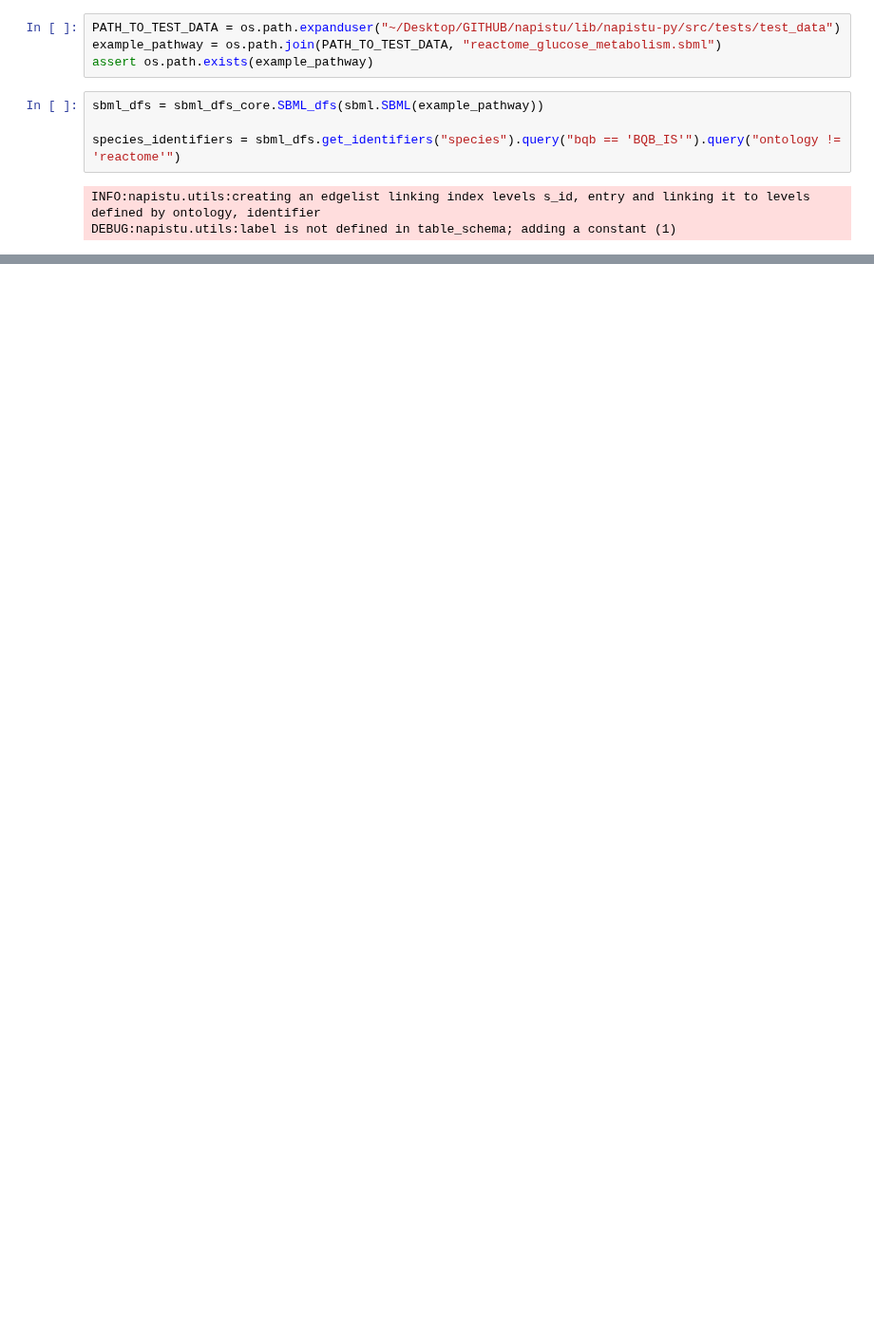
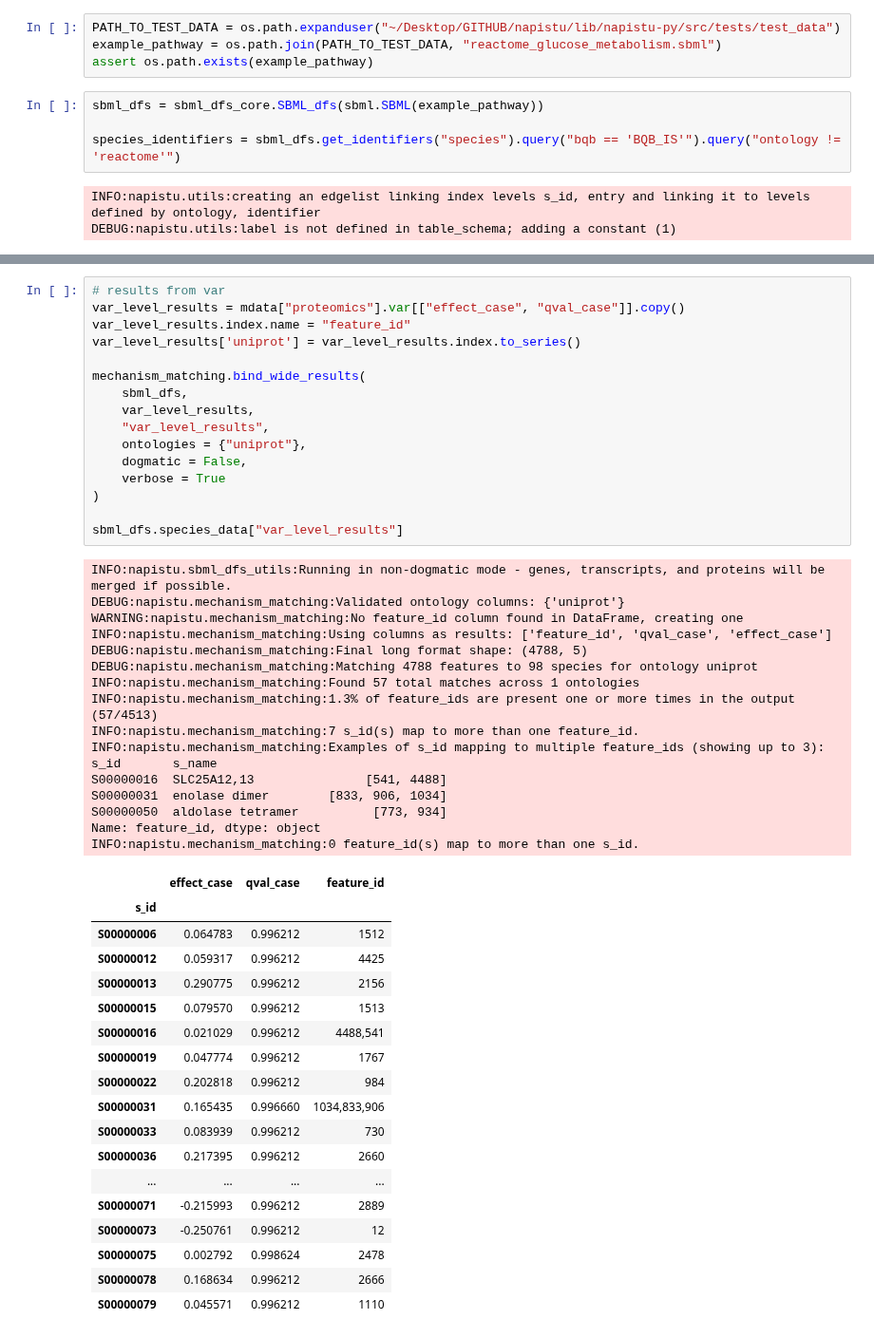
Before and after one commit to napistu/napistu-scrapyard, a Jupyter notebook: scraps/ppr.ipynb, the cells around one changed output, grey strips where cells are left out. Shown at 95% size. Saved outputs shown, nothing was run; the diff lists cells and outputs as text; blank space fills up the shorter version.

```diff
--- a/scraps/ppr.ipynb
+++ b/scraps/ppr.ipynb
@@ -289,0 +122,51 @@ sbml_dfs.species_data["results"]
+# %%
+# results from var
+var_level_results = mdata["proteomics"].var[["effect_case", "qval_case"]].copy()
+var_level_results.index.name = "feature_id"
+var_level_results['uniprot'] = var_level_results.index.to_series()
+
+mechanism_matching.bind_wide_results(
+    sbml_dfs,
+    var_level_results,
+    "var_level_results",
+    ontologies = {"uniprot"},
+    dogmatic = False,
+    verbose = True
+)
+
+sbml_dfs.species_data["var_level_results"]
+# %% [output]
+INFO:napistu.sbml_dfs_utils:Running in non-dogmatic mode - genes, transcripts, and proteins will be merged if possible.
+DEBUG:napistu.mechanism_matching:Validated ontology columns: {'uniprot'}
+WARNING:napistu.mechanism_matching:No feature_id column found in DataFrame, creating one
+INFO:napistu.mechanism_matching:Using columns as results: ['feature_id', 'qval_case', 'effect_case']
+DEBUG:napistu.mechanism_matching:Final long format shape: (4788, 5)
+DEBUG:napistu.mechanism_matching:Matching 4788 features to 98 species for ontology uniprot
+INFO:napistu.mechanism_matching:Found 57 total matches across 1 ontologies
+INFO:napistu.mechanism_matching:1.3% of feature_ids are present one or more times in the output (57/4513)
+INFO:napistu.mechanism_matching:7 s_id(s) map to more than one feature_id.
+INFO:napistu.mechanism_matching:Examples of s_id mapping to multiple feature_ids (showing up to 3):
+s_id       s_name
+S00000016  SLC25A12,13               [541, 4488]
+S00000031  enolase dimer        [833, 906, 1034]
+S00000050  aldolase tetramer          [773, 934]
+Name: feature_id, dtype: object
+INFO:napistu.mechanism_matching:0 feature_id(s) map to more than one s_id.
+|  | effect_case | qval_case | feature_id |
+| s_id |  |  |  |
+| S00000006 | 0.064783 | 0.996212 | 1512 |
+| S00000012 | 0.059317 | 0.996212 | 4425 |
+| S00000013 | 0.290775 | 0.996212 | 2156 |
+| S00000015 | 0.079570 | 0.996212 | 1513 |
+| S00000016 | 0.021029 | 0.996212 | 4488,541 |
+| S00000019 | 0.047774 | 0.996212 | 1767 |
+| S00000022 | 0.202818 | 0.996212 | 984 |
+| S00000031 | 0.165435 | 0.996660 | 1034,833,906 |
+| S00000033 | 0.083939 | 0.996212 | 730 |
+| S00000036 | 0.217395 | 0.996212 | 2660 |
+| ... | ... | ... | ... |
+| S00000071 | -0.215993 | 0.996212 | 2889 |
+| S00000073 | -0.250761 | 0.996212 | 12 |
+| S00000075 | 0.002792 | 0.998624 | 2478 |
+| S00000078 | 0.168634 | 0.996212 | 2666 |
+| S00000079 | 0.045571 | 0.996212 | 1110 |
```
Also changed, not shown: parts of 17 cells of this notebook, 2 other files.
